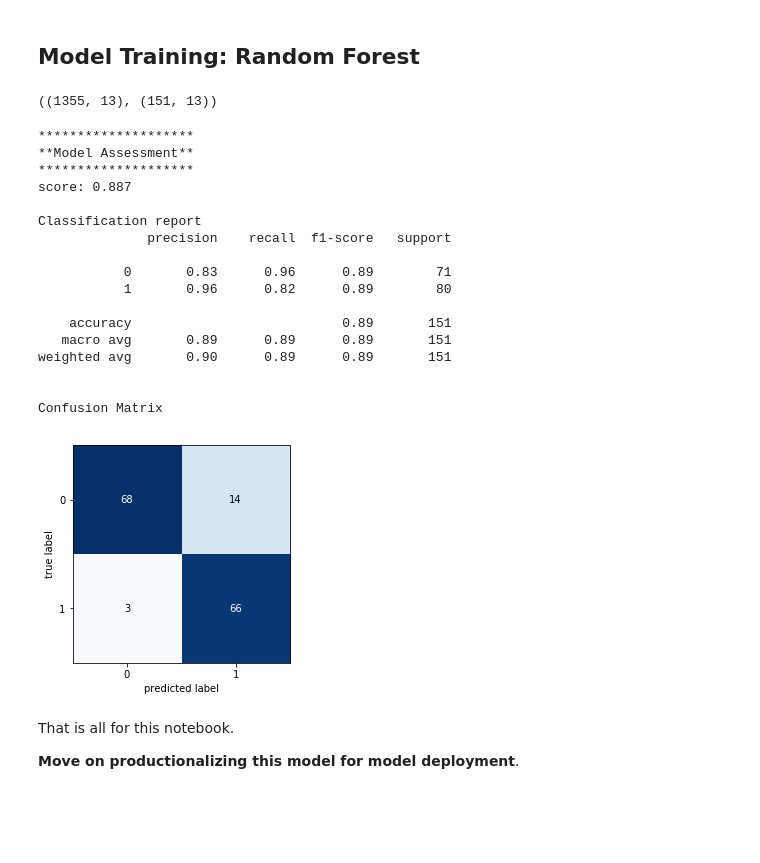
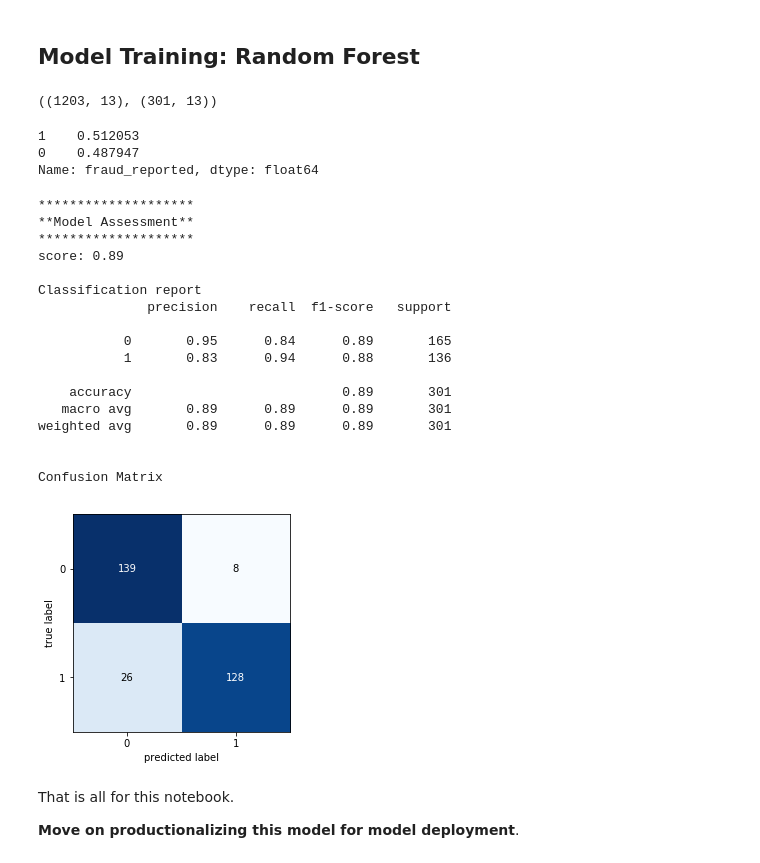
Before and after one commit to IvanNardini/mlpipe-production-code-procedural, a Jupyter notebook: notebooks/6.0-insurance-Model-Deployment.ipynb, the cells around one changed output. Drawn from its saved outputs; the diff is of its cells as text; code cells hidden in the pictures; blank space fills up the shorter version.

Commit message:
Model Training termineted

```diff
--- a/notebooks/6.0-insurance-Model-Deployment.ipynb
+++ b/notebooks/6.0-insurance-Model-Deployment.ipynb
@@ -144,11 +125,9 @@ Name: fraud_reported, dtype: object
 # %%
-def target_encoder(data, target):
+#Create the list of target labels
+target_labels = set(data[target])
+#Create encoding dictionary
+target_labels_dic = {label: index for index, label in enumerate(target_labels, 0)}
+#Encode the data
+data[target] = data[target].map(target_labels_dic).astype('category')
 
-    #Create the list of target labels
-    target_labels = sorted(set(data[target]), reverse = True)
-    #Create encoding dictionary
-    target_labels_dic = {label: index for index, label in enumerate(target_labels, 0)}
-    #Encode the data
-    data[target] = data[target].map(target_labels_dic).astype('category')
-
-    print(data[target].cat.categories)
+print(data[target].cat.categories)
@@ -295,18 +248,8 @@ print('\n', nominal_predictors)
 # %% [markdown]
 #### Nominal
 # %%
-def nominal_encoder(data, variable):
-
-    #insured_hobbies
-    if variable == 'insured_hobbies':
-        replace_labels = [label for label in data[variable].unique() if label not in ['chess', 'cross-fit']]
-        data[variable] = data[variable].replace(replace_labels, 'others')
-
-    dummies = pd.get_dummies(data[[variable]])
-    data = pd.concat([data.drop([variable], axis=1), dummies], axis=1)
-    return data
+#insured_hobbies
+replace_labels = [label for label in data['insured_hobbies'].unique() if label not in ['chess', 'cross-fit']]
+data['insured_hobbies'] = data['insured_hobbies'].replace(replace_labels, 'others')
+#Dummies
+data = pd.get_dummies(data, columns=nominal_predictors)
-# %%
-for var in nominal_predictors:
-    data = nominal_encoder(data, var)
-
-data.head()
@@ -395,52 +323,58 @@ X, y = smote.fit_resample(data[features], data[target])
 ## Model Training: Random Forest
 # %%
 X_train, X_test, y_train, y_test = train_test_split(X, y,
-                                                    test_size=0.1,
+                                                    test_size=0.20,
                                                     random_state=1) # ALWAYS set random seed for reproducibility!
 X_train.shape, X_test.shape
 # %% [output]
-((1355, 13), (151, 13))
+((1203, 13), (301, 13))
+# %%
+print(y_train.value_counts()/len(y_train), '\n')
+# %% [output]
+1    0.512053
+0    0.487947
+Name: fraud_reported, dtype: float64
 # %%
-rfor = RandomForestClassifier(random_state=8)
+rfor = RandomForestClassifier(max_depth=25, min_samples_split=5, n_estimators=300,
+                       random_state=8)
 
 rfor.fit(X_train, y_train)
 predictions = rfor.predict(X_test)
 
 print("*"*20)
 print("Model Assessment".center(20, '*'))
 print("*"*20)
 
-predictions = rfor.predict(X_test)
-print('score: {}'.format(round(rfor.score(X_test, y_test), 3)))
+print('score: {}'.format(round(rfor.score(X_test, y_test), 2)))
 print()
 
 print('Classification report')
 print(classification_report(y_test, predictions))
 
 print()
 
 print('Confusion Matrix')
 conf_matrix = confusion_matrix(predictions, y_test)
 plot_confusion_matrix(conf_matrix);
 # %% [output]
 ********************
 **Model Assessment**
 ********************
-score: 0.887
+score: 0.89
 
 Classification report
               precision    recall  f1-score   support
 
-           0       0.83      0.96      0.89        71
-           1       0.96      0.82      0.89        80
+           0       0.95      0.84      0.89       165
+           1       0.83      0.94      0.88       136
 
-    accuracy                           0.89       151
-   macro avg       0.89      0.89      0.89       151
-weighted avg       0.90      0.89      0.89       151
+    accuracy                           0.89       301
+   macro avg       0.89      0.89      0.89       301
+weighted avg       0.89      0.89      0.89       301
 
 
 Confusion Matrix
-[figure, old version]
+[figure, new version]
 # %% [markdown]
 That is all for this notebook.
 
```
Also changed, not shown: parts of 15 cells of this notebook, 16 other files.
